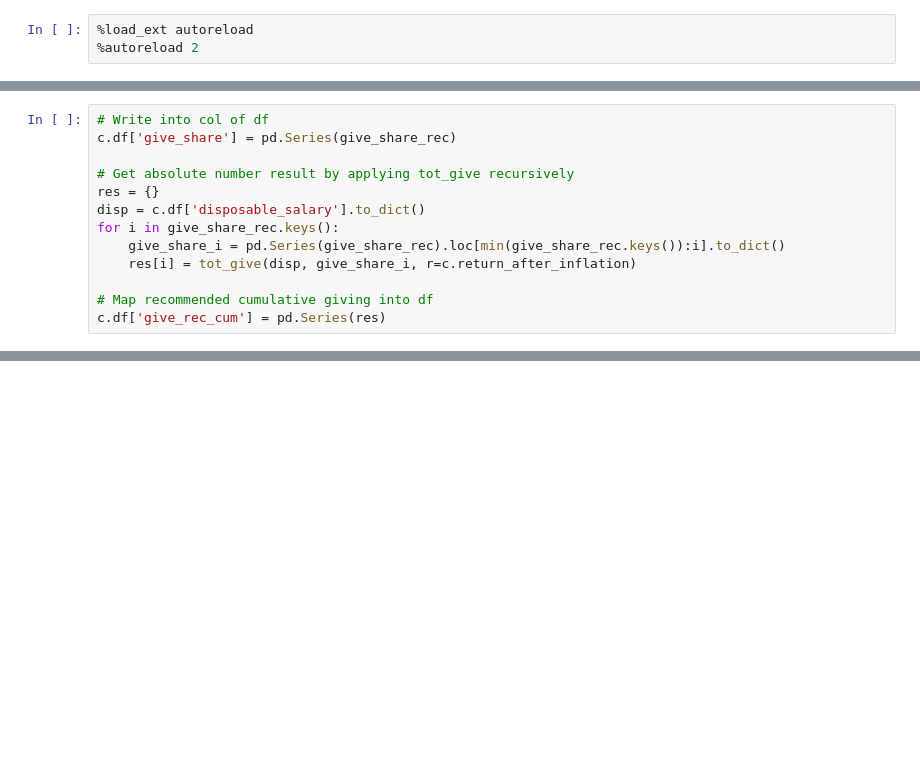
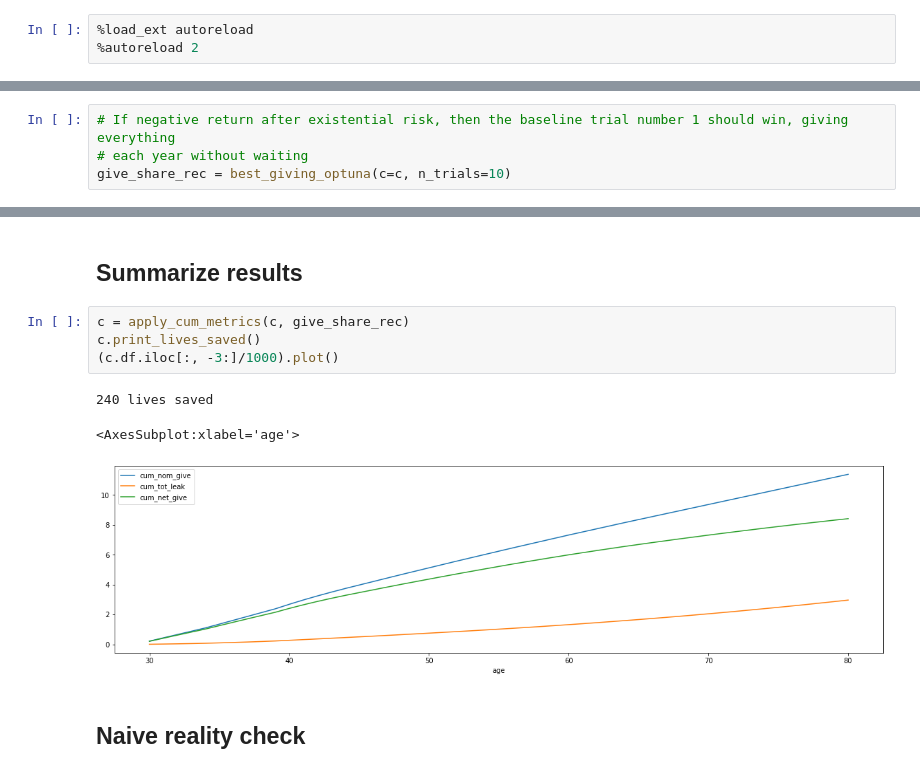
Before and after one commit to Simpa87/ea-giving-optimizer, a Jupyter notebook: ea_giving_optimizer/explore.ipynb, the cells around one changed output, grey strips where cells are left out. Saved outputs shown, nothing was run; the diff lists cells and outputs as text; blank space fills up the shorter version.

```diff
--- a/ea_giving_optimizer/explore.ipynb
+++ b/ea_giving_optimizer/explore.ipynb
@@ -53,13 +27,0 @@ give_share_rec = best_giving_optuna(c=c, n_trials=100)
-# %%
-# Write into col of df
-c.df['give_share'] = pd.Series(give_share_rec)
-
-# Get absolute number result by applying tot_give recursively
-res = {}
-disp = c.df['disposable_salary'].to_dict()
-for i in give_share_rec.keys():
-    give_share_i = pd.Series(give_share_rec).loc[min(give_share_rec.keys()):i].to_dict()
-    res[i] = tot_give(disp, give_share_i, r=c.return_after_inflation)
-
-# Map recommended cumulative giving into df
-c.df['give_rec_cum'] = pd.Series(res)
@@ -76,0 +30,4 @@ dtype: float64
+# %%
+# If negative return after existential risk, then the baseline trial number 1 should win, giving everything
+# each year without waiting
+give_share_rec = best_giving_optuna(c=c, n_trials=10)
@@ -76,0 +46,12 @@ dtype: float64
+# %% [markdown]
+## Summarize results
+# %%
+c = apply_cum_metrics(c, give_share_rec)
+c.print_lives_saved()
+(c.df.iloc[:, -3:]/1000).plot()
+# %% [output]
+240 lives saved
+<AxesSubplot:xlabel='age'>
+[figure, added]
+# %% [markdown]
+## Naive reality check
```
Also changed, not shown: parts of 10 cells of this notebook, 3 other files.
